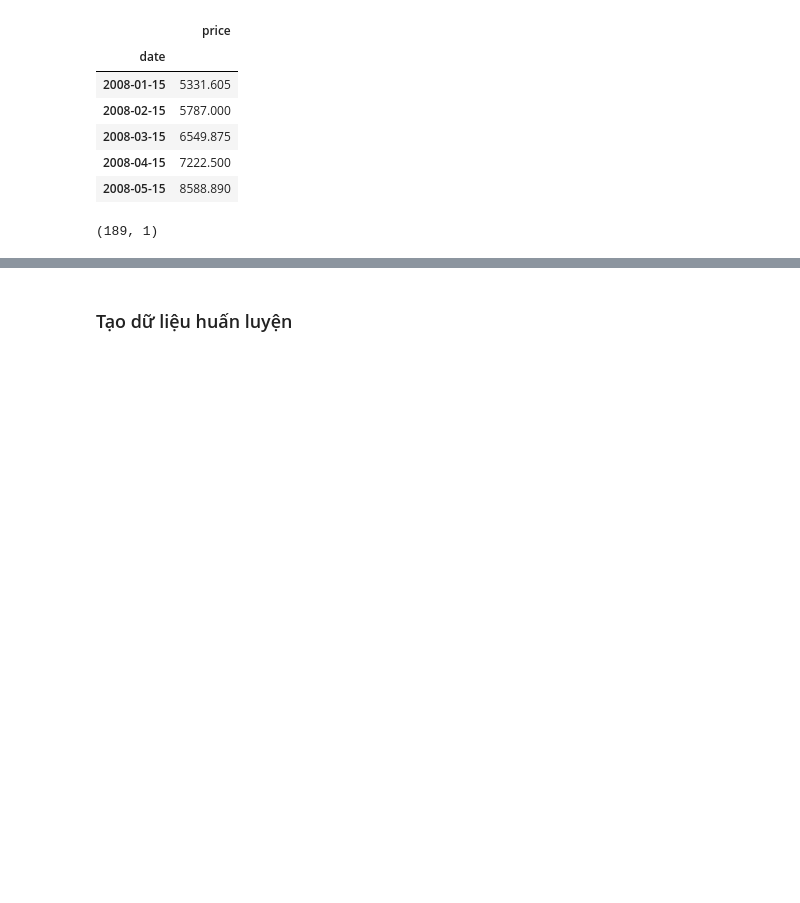
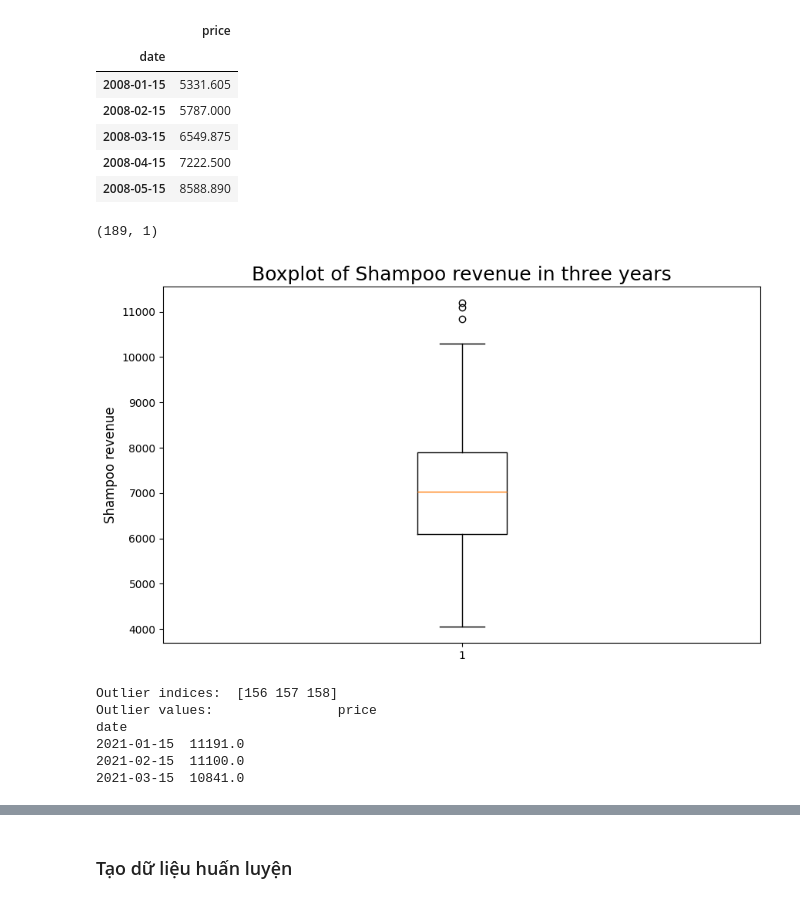
Before and after one commit to thuongh2/CommodityPredict, a Jupyter notebook: GRU.ipynb, the cells around one changed output, grey strips where cells are left out. Saved outputs shown, nothing was run; the diff lists cells and outputs as text; code cells hidden in the pictures; blank space fills up the shorter version.

```diff
--- a/GRU.ipynb
+++ b/GRU.ipynb
@@ -102,3 +102,36 @@ df.head()
 df.shape
 # %% [output]
 (189, 1)
+# %%
+plt.figure(figsize=(10, 6))
+plt.boxplot(df)
+plt.ylabel("Shampoo revenue", fontsize=12)
+plt.title("Boxplot of Shampoo revenue in three years", fontsize=18)
+plt.show()
+# %% [output]
+[figure, added]
+# %%
+def detect_outliers(series):
+  """
+    series: 1-D numpy array input
+  """
+  Q1 = np.quantile(series, 0.25)
+  Q3 = np.quantile(series, 0.75)
+  IQR = Q3-Q1
+  lower_bound = Q1-1.5*IQR
+  upper_bound = Q3+1.5*IQR
+  lower_compare = series <= lower_bound
+  upper_compare = series >= upper_bound
+  outlier_idxs = np.where(lower_compare | upper_compare)[0]
+  return outlier_idxs
+
+outlier_idxs=detect_outliers(df)
+print("Outlier indices: ", outlier_idxs)
+print("Outlier values: ", df.iloc[outlier_idxs])
+# %% [output]
+Outlier indices:  [156 157 158]
+Outlier values:                price
+date
+2021-01-15  11191.0
+2021-02-15  11100.0
+2021-03-15  10841.0
```
Also changed, not shown: parts of 41 cells of this notebook, 2 other files.
